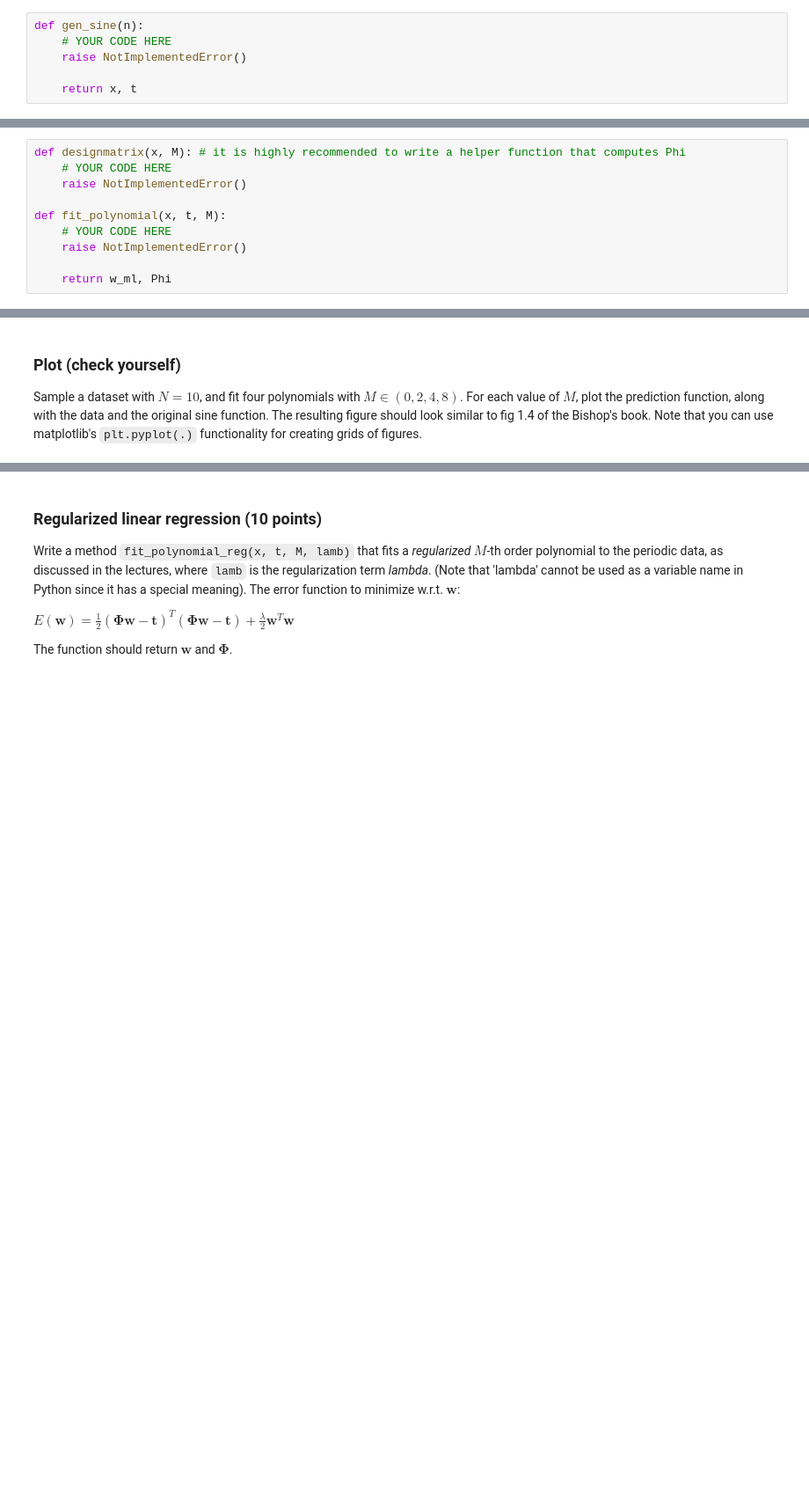
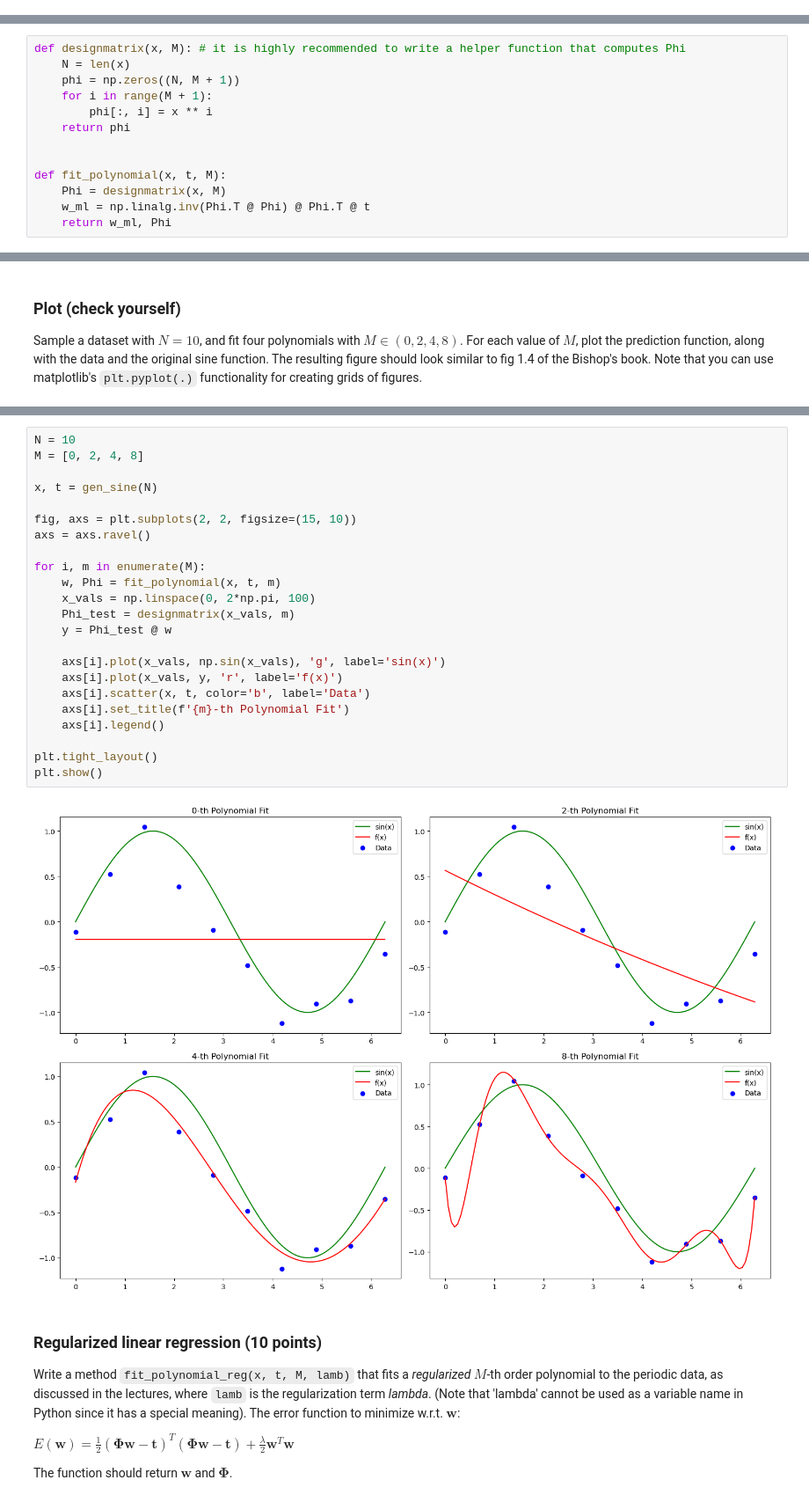
Before and after one commit to pedrocurvo/ML1, a Jupyter notebook: Lab 1/15713725_lab1.ipynb, the cells around one changed output, grey strips where cells are left out. Shown at 88% size. Drawn from its saved outputs; the diff is of its cells as text; blank space fills up the shorter version.

```diff
--- a/Lab 1/15713725_lab1.ipynb
+++ b/Lab 1/15713725_lab1.ipynb
@@ -253,9 +284,3 @@ Write a method `gen_sine(N)` that generates toy data like in fig 1.2 of Bishop's
 $$t_i \sim \mathcal{N}(\mu_i, \sigma^2)$$
 
 where $x_i$ is the $i$-th elements of $\bf{x}$, the mean $\mu_i = \sin(x_i)$ and the standard deviation $\sigma = 0.25$. You can make use of `np.random.normal()` (Hint: Double check its input parameters).
-# %%
-def gen_sine(n):
-    # YOUR CODE HERE
-    raise NotImplementedError()
-
-    return x, t
@@ -277,13 +314,16 @@ $E(\mathbf{w}) = \frac{1}{2} (\mathbf{\Phi} \mathbf{w} - \mathbf{t})^T(\mathbf{\
 where $\mathbf{\Phi}$ is the _feature matrix_ (or _design matrix_) as explained in Bishop's book at section 3.1.1, $\mathbf{t}$ is the vector of target values. Your method should return a vector $\mathbf{w}$ with the maximum-likelihood parameter estimates, as well as the _feature matrix_ $\mathbf{\Phi}$.
 # %%
 def designmatrix(x, M): # it is highly recommended to write a helper function that computes Phi
-    # YOUR CODE HERE
-    raise NotImplementedError()
+    N = len(x)
+    phi = np.zeros((N, M + 1))
+    for i in range(M + 1):
+        phi[:, i] = x ** i
+    return phi
+
 
 def fit_polynomial(x, t, M):
-    # YOUR CODE HERE
-    raise NotImplementedError()
-
+    Phi = designmatrix(x, M)
+    w_ml = np.linalg.inv(Phi.T @ Phi) @ Phi.T @ t
     return w_ml, Phi
 # %%
 ### Test your function
@@ -304,3 +342,28 @@ For each value of $M$, plot the prediction function, along with the data and the
+# %%
+N = 10
+M = [0, 2, 4, 8]
+
+x, t = gen_sine(N)
+
+fig, axs = plt.subplots(2, 2, figsize=(15, 10))
+axs = axs.ravel()
+
+for i, m in enumerate(M):
+    w, Phi = fit_polynomial(x, t, m)
+    x_vals = np.linspace(0, 2*np.pi, 100)
+    Phi_test = designmatrix(x_vals, m)
+    y = Phi_test @ w
+
+    axs[i].plot(x_vals, np.sin(x_vals), 'g', label='sin(x)')
+    axs[i].plot(x_vals, y, 'r', label='f(x)')
+    axs[i].scatter(x, t, color='b', label='Data')
+    axs[i].set_title(f'{m}-th Polynomial Fit')
+    axs[i].legend()
+
+plt.tight_layout()
+plt.show()
+# %% [output]
+[figure, added]
 # %% [markdown]
 ### Regularized linear regression (10 points)
 
```
Also changed, not shown: parts of 24 cells of this notebook.
